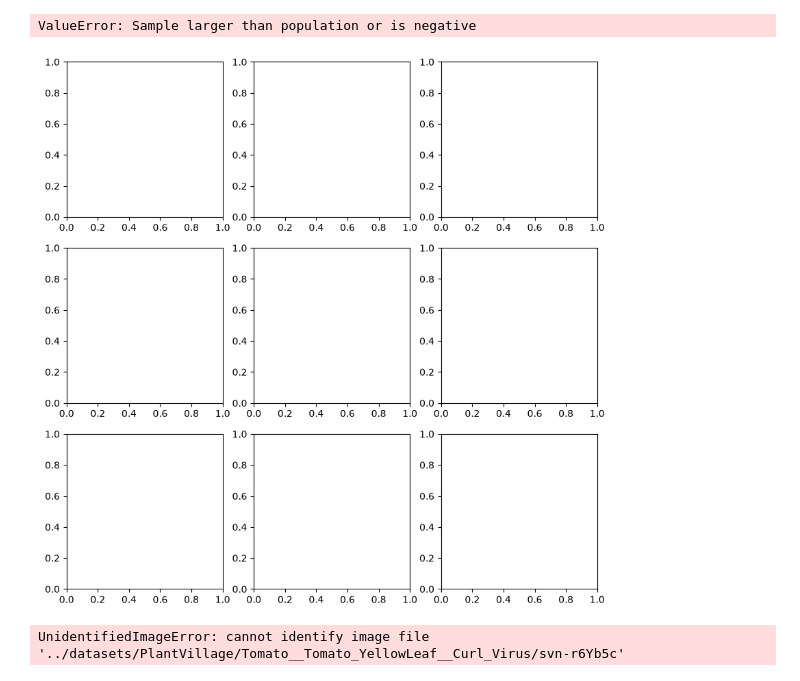
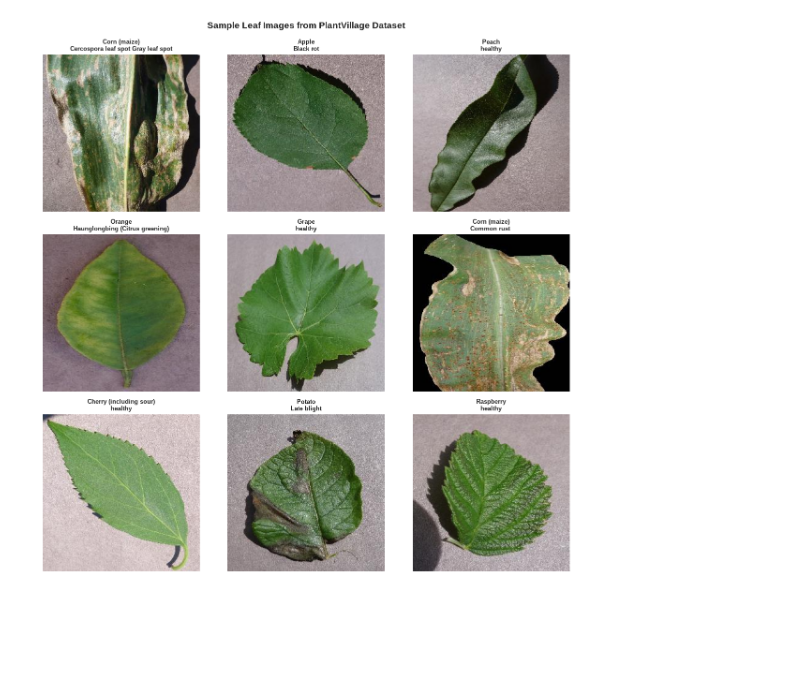
Before and after one commit to Sagarchhikara/AgriVision_Ai, a Jupyter notebook: notebooks/EDA.ipynb, the cells around one changed output. Drawn from its saved outputs; the diff is of its cells as text; code cells hidden in the pictures; blank space fills up the shorter version.

```diff
--- a/notebooks/EDA.ipynb
+++ b/notebooks/EDA.ipynb
@@ -1,11 +14,16 @@
 # %%
 from pathlib import Path
 from collections import Counter
+import random
+import io
 
 import matplotlib.pyplot as plt
 import pandas as pd
 from PIL import Image
 from tqdm import tqdm
+import numpy as np
+
+plt.style.use('seaborn-v0_8-whitegrid' if 'seaborn-v0_8-whitegrid' in plt.style.available else 'default')
 # %%
 DATASET_PATH = Path("../datasets/PlantVillage")
 
@@ -71,0 +96,14 @@ plt.show()
+# %%
+df_data = []
+for cls in classes:
+    row = {"Class": cls, "Total Images": class_counts[cls]["total"]}
+    if splits:
+        for split in splits:
+            row[f"{split.capitalize()} Images"] = class_counts[cls][split]
+    df_data.append(row)
+
+df = pd.DataFrame(df_data)
+df = df.sort_values("Total Images", ascending=False).reset_index(drop=True)
+df["Percentage (%)"] = (df["Total Images"] / total_images * 100).round(2)
+
+df.head(10)
@@ -72,40 +146,27 @@ plt.show()
 # %%
-import random
+random.seed(42)
+sample_classes = random.sample(classes, min(9, len(classes)))
 
-fig, axes = plt.subplots(3, 3, figsize=(10,10))
-
-sample_classes = random.sample(classes, 9)
+fig, axes = plt.subplots(3, 3, figsize=(12, 12))
 
 for ax, cls in zip(axes.flat, sample_classes):
+    cls_images = []
+    if splits:
+        for split in splits:
+            cls_images.extend(list((DATASET_PATH / split / cls).glob("*")))
+    else:
+        cls_images.extend(list((DATASET_PATH / cls).glob("*")))
 
-    image_path = random.choice(list((DATASET_PATH / cls).glob("*")))
-
-    img = Image.open(image_path)
-
-    ax.imshow(img)
-
-    ax.set_title(cls, fontsize=8)
-
+    if cls_images:
+        img_path = random.choice(cls_images)
+        img = Image.open(img_path)
+        ax.imshow(img)
+        clean_title = cls.replace("___", "\n").replace("_", " ")
+        ax.set_title(clean_title, fontsize=9, fontweight="bold")
     ax.axis("off")
 
+plt.suptitle("Sample Leaf Images from PlantVillage Dataset", fontsize=14, fontweight="bold", y=0.99)
 plt.tight_layout()
-
 plt.show()
 # %% [output]
-ValueError: Sample larger than population or is negative
-[figure, old version]
+[figure, new version]
-# %%
-widths = []
-heights = []
-
-for cls in tqdm(classes):
-
-    for image_path in (DATASET_PATH / cls).glob("*"):
-
-        img = Image.open(image_path)
-
-        widths.append(img.width)
-
-        heights.append(img.height)
-# %% [output]
-UnidentifiedImageError: cannot identify image file '../datasets/PlantVillage/Tomato__Tomato_YellowLeaf__Curl_Virus/svn-r6Yb5c'
```
Also changed, not shown: parts of 16 cells of this notebook.
